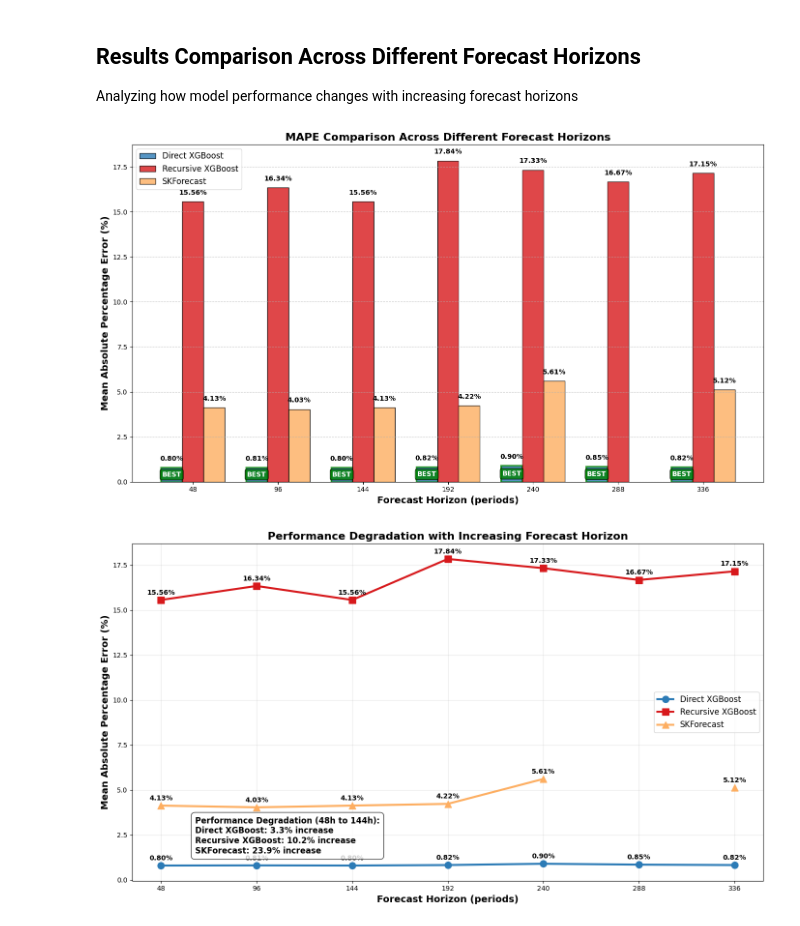
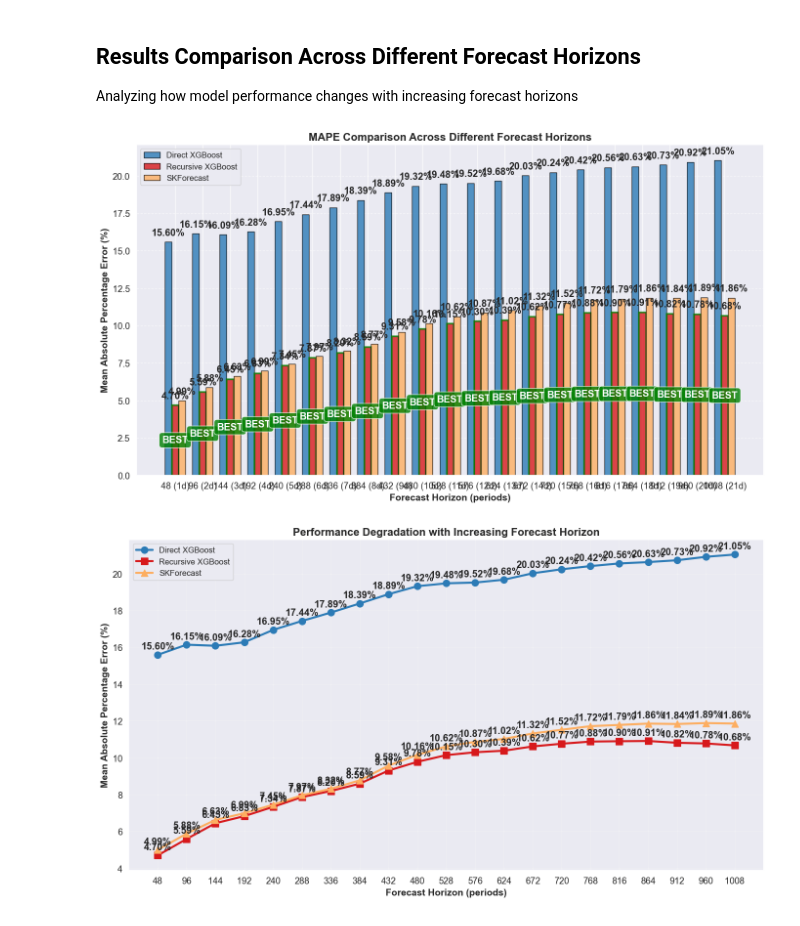
Before and after one commit to ronshrb/electricity-consumption, a Jupyter notebook: DS_Course.ipynb, the cells around one changed output. Saved outputs shown, nothing was run; the diff lists cells and outputs as text; code cells hidden in the pictures.

Commit message:
Update models and results

```diff
--- a/DS_Course.ipynb
+++ b/DS_Course.ipynb
@@ -1047,17 +1106,42 @@ dict_keys([48, 96, 144, 192, 240, 288, 336])
+# %%
+finals_metrics = {'direct': {}, 'recursive': {}, 'skforecast': {}}
+metrics = {}
+number_of_horizons = 21
+for type, val in all_results.items():
+    # curr_dict = val['results']
+    for horizon in range(1, number_of_horizons + 1):
+        metrics = {}
+        for window in range(10):
+            curr_results = val['results'][window]
+            preds = curr_results['preds'][:48*horizon]
+            test = curr_results['test'][:48*horizon]
+            # Calculate metrics
+            mse = mean_squared_error(test, preds)
+            rmse = np.sqrt(mse)
+            mae = mean_absolute_error(test, preds)
+            mape = mean_absolute_percentage_error(test, preds)
+
+            metrics[window] = {'mes': mse, 'rmse': rmse, 'mae': mae, 'mape': mape}
+        finals_metrics[type][48*horizon] = {
+            'mse': np.mean([result['mes'] for result in metrics.values()]),
+            'rmse': np.mean([result['rmse'] for result in metrics.values()]),
+            'mae': np.mean([result['mae'] for result in metrics.values()]),
+            'mape': np.mean([result['mape'] for result in metrics.values()])
+        }
 # %% [markdown]
 ## Results Comparison Across Different Forecast Horizons
 Analyzing how model performance changes with increasing forecast horizons
 # %%
-# Create a grouped bar chart to compare MAPE across different horizons and models
+# Create a grouped bar chart to compare MAPE across different horizons and models using finals_metrics
 
-# Extract MAPE values for each model and horizon
-horizons = sorted(all_horizon_results.keys())
+# Extract unique forecast horizons and sort them
+horizons = sorted([h for h in finals_metrics['direct'].keys()])
 model_names = ['Direct XGBoost', 'Recursive XGBoost', 'SKForecast']
 
 # Create lists to store MAPE values
-direct_mapes = [all_horizon_results[h]['direct']['mape'] for h in horizons]
-recursive_mapes = [all_horizon_results[h]['recursive']['mape'] for h in horizons]
-skforecast_mapes = [all_horizon_results[h]['skforecast']['mape'] for h in horizons]
+direct_mapes = [finals_metrics['direct'][h]['mape'] for h in horizons]
+recursive_mapes = [finals_metrics['recursive'][h]['mape'] for h in horizons]
+skforecast_mapes = [finals_metrics['skforecast'][h]['mape'] for h in horizons]
 
 # Set up the plot
 plt.figure(figsize=(14, 8))
@@ -1090,35 +1174,40 @@ add_labels(bars3)
 plt.xlabel('Forecast Horizon (periods)', fontsize=14, fontweight='bold')
 plt.ylabel('Mean Absolute Percentage Error (%)', fontsize=14, fontweight='bold')
 plt.title('MAPE Comparison Across Different Forecast Horizons', fontsize=16, fontweight='bold')
-plt.xticks([r + bar_width for r in range(len(horizons))], horizons)
+
+# Format x-tick labels to show days instead of periods
+horizon_days = [h // 48 for h in horizons]  # Convert periods to days (48 periods = 1 day)
+plt.xticks([r + bar_width for r in range(len(horizons))],
+           [f"{h} ({d}d)" for h, d in zip(horizons, horizon_days)])
+
 plt.legend(fontsize=12)
 
 # Add grid
 plt.grid(axis='y', linestyle='--', alpha=0.7)
 
 # Highlight the best model for each horizon
 for i, horizon in enumerate(horizons):
     # Get MAPE values for this horizon
     h_mapes = [direct_mapes[i], recursive_mapes[i], skforecast_mapes[i]]
     best_idx = h_mapes.index(min(h_mapes))
 
     # Determine which bar to highlight
     bars = [bars1[i], bars2[i], bars3[i]]
     best_bar = bars[best_idx]
 
     # Highlight the best bar
     best_bar.set_edgecolor('green')
     best_bar.set_linewidth(2.5)
 
     # Add a text annotation
     plt.text(best_bar.get_x() + best_bar.get_width()/2., best_bar.get_height()/2.,
             'BEST', ha='center', va='center', fontweight='bold', color='white',
             bbox=dict(facecolor='green', alpha=0.8, boxstyle='round,pad=0.3'))
 
 plt.tight_layout()
 plt.show()
 # %% [output]
-[figure, old version]
+[figure, new version]
 # %%
 # Create a line plot to visualize the trend in performance as horizon increases
 plt.figure(figsize=(14, 8))
@@ -1151,18 +1240,9 @@ direct_increase = calc_pct_increase(direct_mapes)
 recursive_increase = calc_pct_increase(recursive_mapes)
 skforecast_increase = calc_pct_increase(skforecast_mapes)
 
-# Add annotation with percentage increases
-box_text = f"Performance Degradation (48h to 144h):\n"
-
-box_text += f"Direct XGBoost: {direct_increase:.1f}% increase\n"
-box_text += f"Recursive XGBoost: {recursive_increase:.1f}% increase\n"
-box_text += f"SKForecast: {skforecast_increase:.1f}% increase"
-
-plt.figtext(0.15, 0.15, box_text, fontsize=12, fontweight='bold',
-           bbox=dict(facecolor='white', alpha=0.8, boxstyle='round,pad=0.5'))
 
 plt.legend(fontsize=12, loc='best')
 plt.tight_layout()
 plt.show()
 # %% [output]
-[figure, old version]
+[figure, new version]
```
Also changed, not shown: parts of 47 cells of this notebook, 1 other file.
